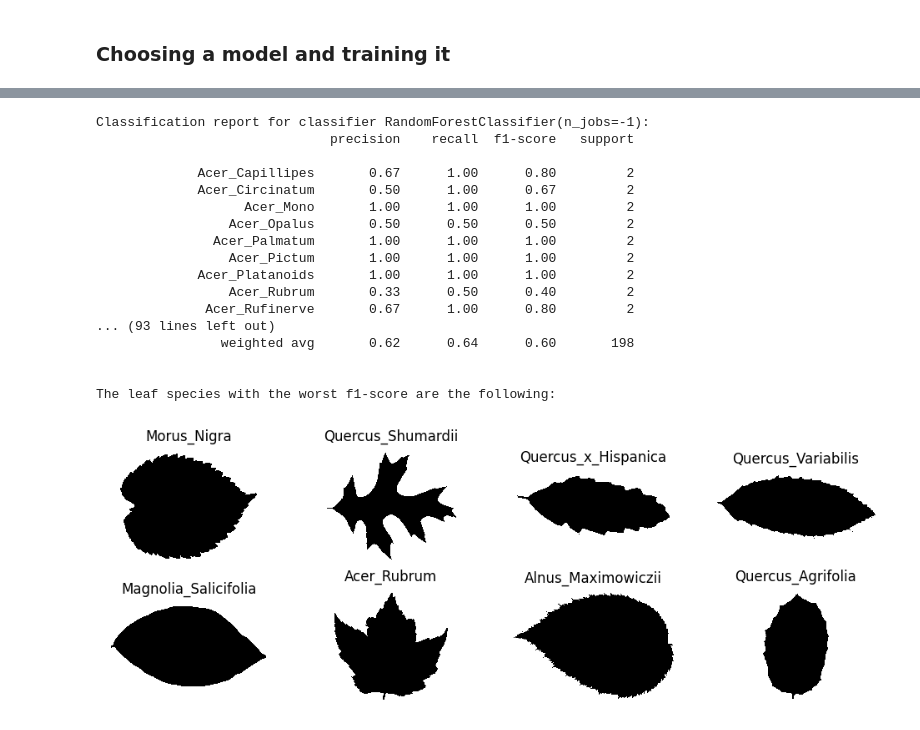
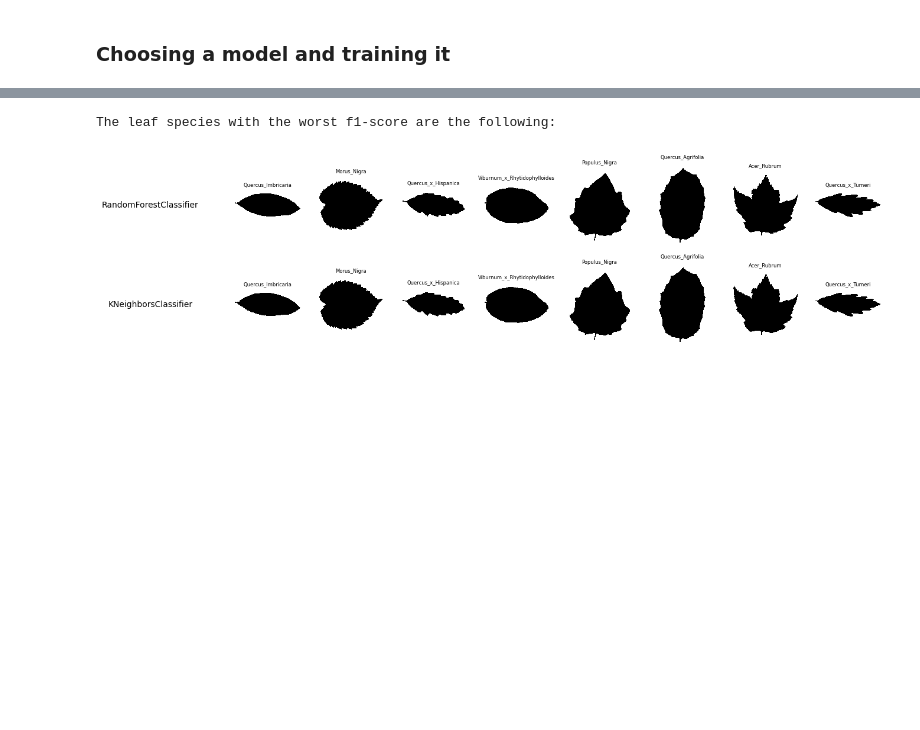
Before and after one commit to tom-sartori/IFT712, a Jupyter notebook: image_classification.ipynb, the cells around one changed output, grey strips where cells are left out. Saved outputs shown, nothing was run; the diff lists cells and outputs as text; code cells hidden in the pictures; blank space fills up the shorter version.

Commit message:
[+] Beautiful plots and comments

```diff
--- a/image_classification.ipynb
+++ b/image_classification.ipynb
@@ -72,0 +99,6 @@ KeyboardInterrupt:
+# %%
+for i, clf in enumerate(classifiers):
+    print(
+        f"Classification report for classifier {clf}:\n"
+        f"{metrics.classification_report(data.y_image_test, predicted[i])}\n"
+    )
@@ -75,8 +148,0 @@ KeyboardInterrupt:
-# %%
-print('Predicted values: ')
-_, axes = plt.subplots(nrows=1, ncols=4, figsize=(12, 4))
-for ax, image, prediction in zip(axes, data.x_image_test, predicted):
-    ax.set_axis_off()
-    image = image.reshape(data.resized_images_width, data.resized_images_height)
-    ax.imshow(image, cmap=plt.cm.gray_r, interpolation="nearest")
-    ax.set_title(f'{prediction}')
@@ -87,44 +149,21 @@ NameError: name 'predicted' is not defined
 # %%
-print(
-    f"Classification report for classifier {clf}:\n"
-    f"{metrics.classification_report(data.y_image_test, predicted)}\n"
-)
-
-report = metrics.classification_report(data.y_image_test, predicted, output_dict=True)
-df = pd.DataFrame(report).transpose()
-# Some targets are missing in the test set and due to this fact, the precision and recall are replaced by 0.
-# So, we will remove them from the report.
-df = df[df['f1-score'] != 0]
-
-# Then, we keep the 10 leaf species with the worst f1-score.
+df = reports[0]
 worst_leaf_names = df.sort_values(by=['f1-score'], ascending=True)[:10].index.values
 
 worst_leaf_indexes = [np.where(data.y_tab == name)[0][0] for name in worst_leaf_names]
 worst_images = [data.x_image_tab[i] for i in worst_leaf_indexes]
 worst_labels = [data.y_tab[i] for i in worst_leaf_indexes]
 
 print('The leaf species with the worst f1-score are the following: ')
-_, axes = plt.subplots(nrows=2, ncols=4, figsize=(12, 4))
-for ax, image, label in zip(axes.flatten(), worst_images, worst_labels):
-    ax.set_axis_off()
-    ax.imshow(image, cmap=plt.cm.gray_r, interpolation="nearest")
-    ax.set_title(f'{label}')
+_, axes = plt.subplots(nrows=len(classifiers), ncols=9, figsize=(16, 2*len(classifiers)))
+for i, clf in enumerate(classifiers):
+    clf_name = clf.__class__.__name__
+    for ax, image, label in zip(axes[i][1:], worst_images, worst_labels):
+        ax.set_axis_off()
+        ax.imshow(image, cmap=plt.cm.gray_r, interpolation="nearest")
+        ax.set_title(f'{label}', fontsize=6)
+    axes[i][0].set_axis_off()
+    axes[i][0].text(0, 0.5, clf_name, fontsize=10, ha='center', va='center')
 # %% [output]
-Classification report for classifier RandomForestClassifier(n_jobs=-1):
-                              precision    recall  f1-score   support
-
-             Acer_Capillipes       0.67      1.00      0.80         2
-             Acer_Circinatum       0.50      1.00      0.67         2
-                   Acer_Mono       1.00      1.00      1.00         2
-                 Acer_Opalus       0.50      0.50      0.50         2
-               Acer_Palmatum       1.00      1.00      1.00         2
-                 Acer_Pictum       1.00      1.00      1.00         2
-             Acer_Platanoids       1.00      1.00      1.00         2
-                 Acer_Rubrum       0.33      0.50      0.40         2
-              Acer_Rufinerve       0.67      1.00      0.80         2
-... (93 lines left out)
-                weighted avg       0.62      0.64      0.60       198
-
-
 The leaf species with the worst f1-score are the following:
-[figure, old version]
+[figure, new version]
```
Also changed, not shown: parts of 9 cells of this notebook.
